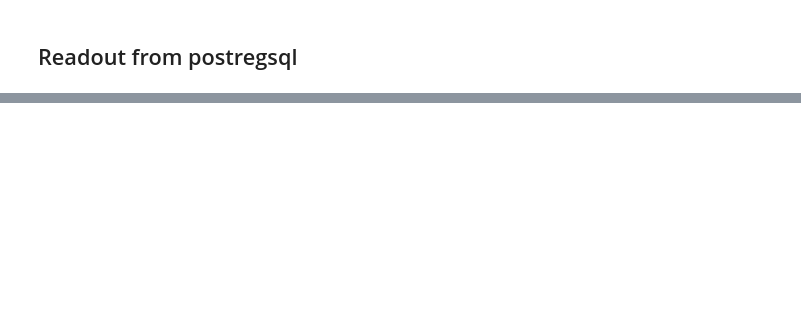
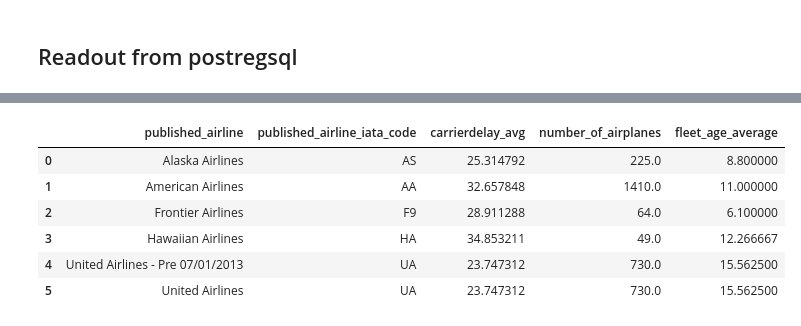
Before and after one commit to Alexlamp/final_project_group1, a Jupyter notebook: Data_ETL.ipynb, the cells around one changed output, grey strips where cells are left out. Saved outputs shown, nothing was run; the diff lists cells and outputs as text; code cells hidden in the pictures; blank space fills up the shorter version.

```diff
--- a/Data_ETL.ipynb
+++ b/Data_ETL.ipynb
@@ -1242,0 +1455,11 @@ test_df
+# %%
+delay_airline_vs_cost = pd.read_sql_table('delay_airline_vs_cost',engine)
+delay_airline_vs_cost
+# %% [output]
+|  | published_airline | published_airline_iata_code | carrierdelay_avg | number_of_airplanes | fleet_age_average |
+| 0 | Alaska Airlines | AS | 25.314792 | 225.0 | 8.800000 |
+| 1 | American Airlines | AA | 32.657848 | 1410.0 | 11.000000 |
+| 2 | Frontier Airlines | F9 | 28.911288 | 64.0 | 6.100000 |
+| 3 | Hawaiian Airlines | HA | 34.853211 | 49.0 | 12.266667 |
+| 4 | United Airlines - Pre 07/01/2013 | UA | 23.747312 | 730.0 | 15.562500 |
+| 5 | United Airlines | UA | 23.747312 | 730.0 | 15.562500 |
```
Also changed, not shown: parts of 31 cells of this notebook.
